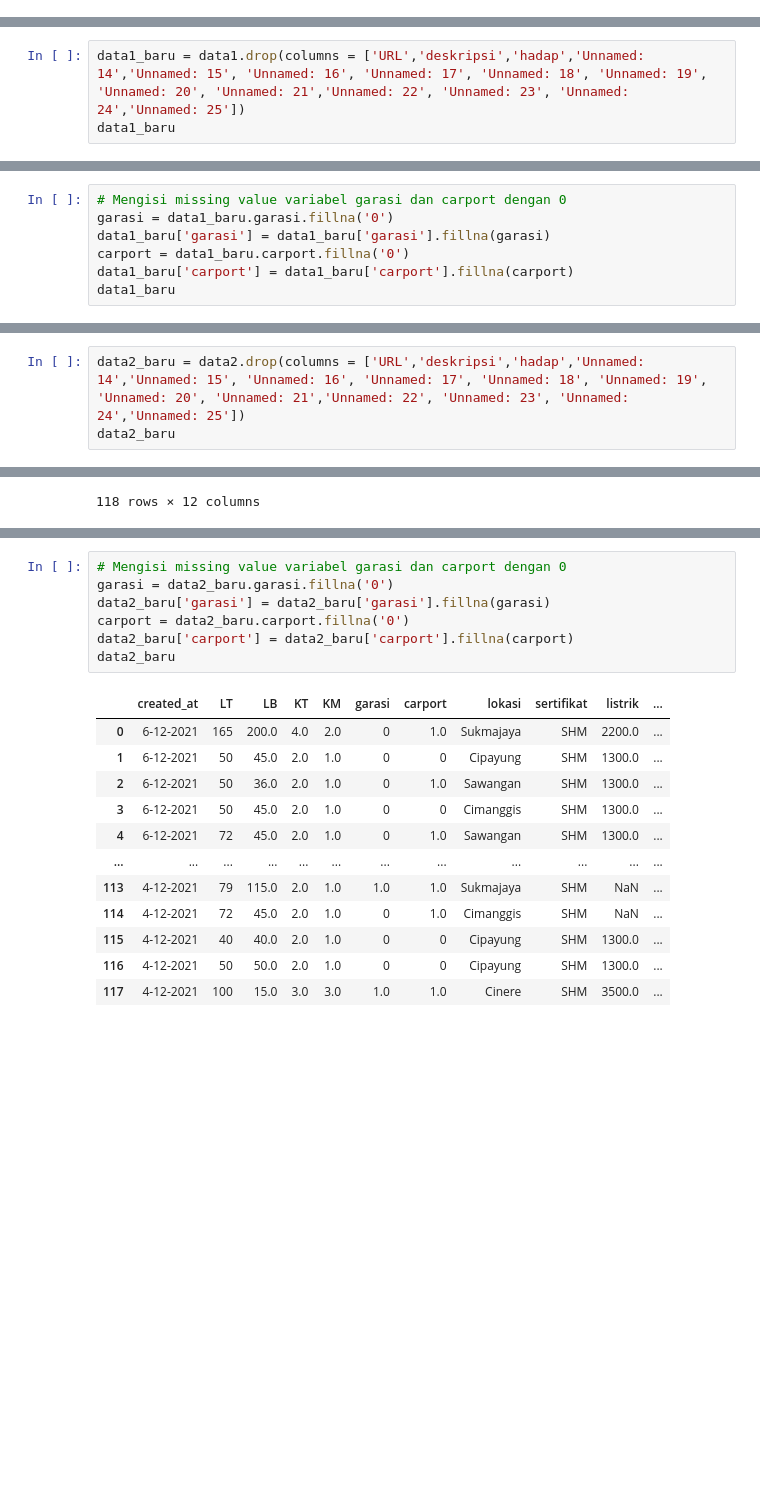
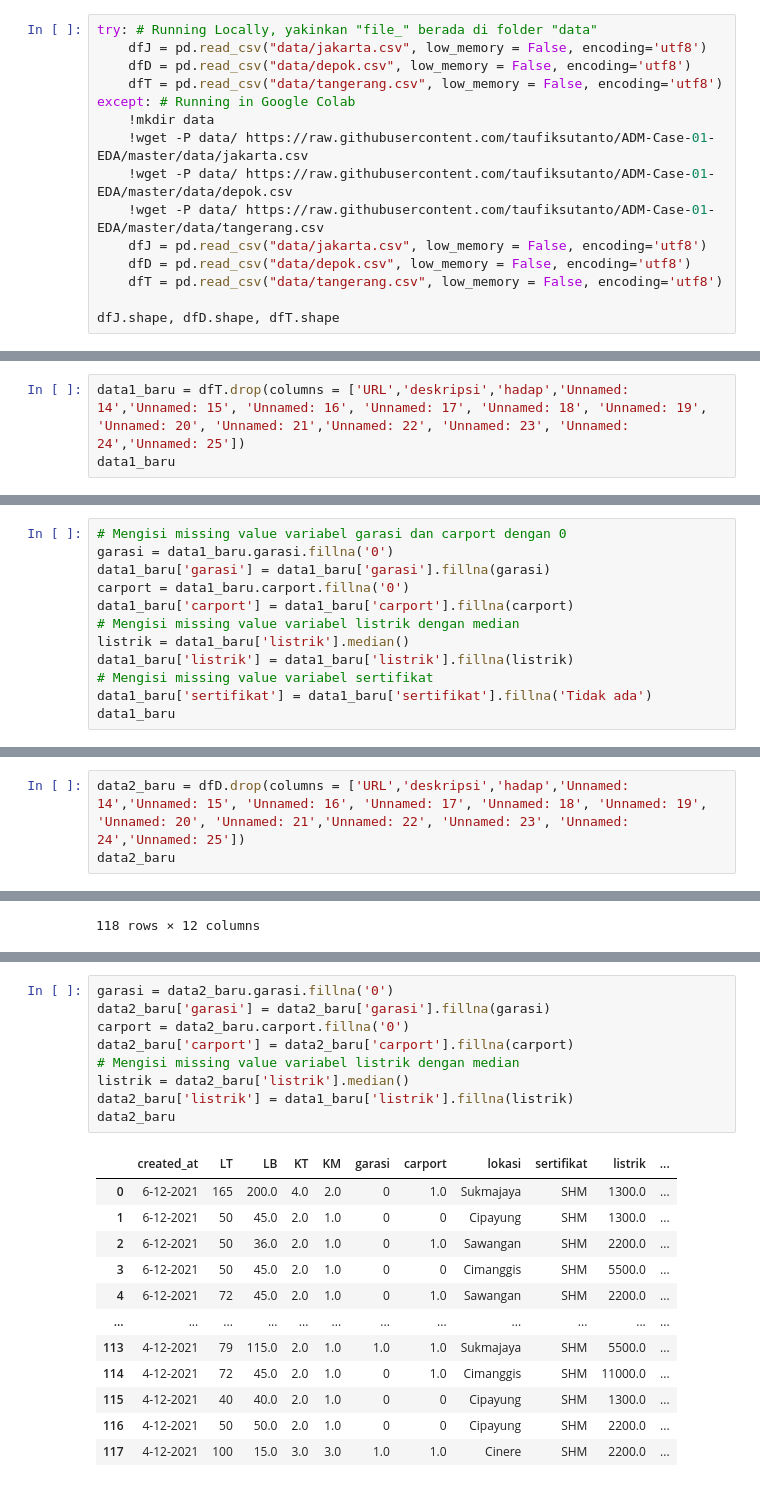
Before and after one commit to ilman79/Kelompok-5, a Jupyter notebook: Kodingan.ipynb, the cells around one changed output, grey strips where cells are left out. Drawn from its saved outputs; the diff is of its cells as text; blank space fills up the shorter version.

```diff
--- a/Kodingan.ipynb
+++ b/Kodingan.ipynb
@@ -25,0 +12,15 @@ data
+# %%
+try: # Running Locally, yakinkan "file_" berada di folder "data"
+    dfJ = pd.read_csv("data/jakarta.csv", low_memory = False, encoding='utf8')
+    dfD = pd.read_csv("data/depok.csv", low_memory = False, encoding='utf8')
+    dfT = pd.read_csv("data/tangerang.csv", low_memory = False, encoding='utf8')
+except: # Running in Google Colab
+    !mkdir data
+    !wget -P data/ https://raw.githubusercontent.com/taufiksutanto/ADM-Case-01-EDA/master/data/jakarta.csv
+    !wget -P data/ https://raw.githubusercontent.com/taufiksutanto/ADM-Case-01-EDA/master/data/depok.csv
+    !wget -P data/ https://raw.githubusercontent.com/taufiksutanto/ADM-Case-01-EDA/master/data/tangerang.csv
+    dfJ = pd.read_csv("data/jakarta.csv", low_memory = False, encoding='utf8')
+    dfD = pd.read_csv("data/depok.csv", low_memory = False, encoding='utf8')
+    dfT = pd.read_csv("data/tangerang.csv", low_memory = False, encoding='utf8')
+
+dfJ.shape, dfD.shape, dfT.shape
@@ -220,5 +264,5 @@ Baris =  128 , Kolom =  26
 # %%
-data1_baru = data1.drop(columns = ['URL','deskripsi','hadap','Unnamed: 14','Unnamed: 15', 'Unnamed: 16', 'Unnamed: 17', 'Unnamed: 18', 'Unnamed: 19', 'Unnamed: 20', 'Unnamed: 21','Unnamed: 22', 'Unnamed: 23', 'Unnamed: 24','Unnamed: 25'])
+data1_baru = dfT.drop(columns = ['URL','deskripsi','hadap','Unnamed: 14','Unnamed: 15', 'Unnamed: 16', 'Unnamed: 17', 'Unnamed: 18', 'Unnamed: 19', 'Unnamed: 20', 'Unnamed: 21','Unnamed: 22', 'Unnamed: 23', 'Unnamed: 24','Unnamed: 25'])
 data1_baru
 # %% [output]
 |  | created_at | LT | LB | KT | KM | garasi | carport | lokasi | sertifikat | listrik | ... |
@@ -303,6 +351,11 @@ garasi = data1_baru.garasi.fillna('0')
 data1_baru['garasi'] = data1_baru['garasi'].fillna(garasi)
 carport = data1_baru.carport.fillna('0')
 data1_baru['carport'] = data1_baru['carport'].fillna(carport)
+# Mengisi missing value variabel listrik dengan median
+listrik = data1_baru['listrik'].median()
+data1_baru['listrik'] = data1_baru['listrik'].fillna(listrik)
+# Mengisi missing value variabel sertifikat
+data1_baru['sertifikat'] = data1_baru['sertifikat'].fillna('Tidak ada')
 data1_baru
 # %% [output]
 |  | created_at | LT | LB | KT | KM | garasi | carport | lokasi | sertifikat | listrik | ... |
@@ -356,7 +412,7 @@ print('Baris = ', B, ', Kolom = ', K)
 # %% [output]
 Baris =  998 , Kolom =  26
 # %%
-data2_baru = data2.drop(columns = ['URL','deskripsi','hadap','Unnamed: 14','Unnamed: 15', 'Unnamed: 16', 'Unnamed: 17', 'Unnamed: 18', 'Unnamed: 19', 'Unnamed: 20', 'Unnamed: 21','Unnamed: 22', 'Unnamed: 23', 'Unnamed: 24','Unnamed: 25'])
+data2_baru = dfD.drop(columns = ['URL','deskripsi','hadap','Unnamed: 14','Unnamed: 15', 'Unnamed: 16', 'Unnamed: 17', 'Unnamed: 18', 'Unnamed: 19', 'Unnamed: 20', 'Unnamed: 21','Unnamed: 22', 'Unnamed: 23', 'Unnamed: 24','Unnamed: 25'])
 data2_baru
 # %% [output]
 |  | created_at | LT | LB | KT | KM | garasi | carport | lokasi | sertifikat | listrik | ... |
@@ -440,21 +500,23 @@ data2_baru
 # %%
-# Mengisi missing value variabel garasi dan carport dengan 0
 garasi = data2_baru.garasi.fillna('0')
 data2_baru['garasi'] = data2_baru['garasi'].fillna(garasi)
 carport = data2_baru.carport.fillna('0')
 data2_baru['carport'] = data2_baru['carport'].fillna(carport)
+# Mengisi missing value variabel listrik dengan median
+listrik = data2_baru['listrik'].median()
+data2_baru['listrik'] = data1_baru['listrik'].fillna(listrik)
 data2_baru
 # %% [output]
 |  | created_at | LT | LB | KT | KM | garasi | carport | lokasi | sertifikat | listrik | ... |
-| 0 | 6-12-2021 | 165 | 200.0 | 4.0 | 2.0 | 0 | 1.0 | Sukmajaya | SHM | 2200.0 | ... |
+| 0 | 6-12-2021 | 165 | 200.0 | 4.0 | 2.0 | 0 | 1.0 | Sukmajaya | SHM | 1300.0 | ... |
 | 1 | 6-12-2021 | 50 | 45.0 | 2.0 | 1.0 | 0 | 0 | Cipayung | SHM | 1300.0 | ... |
-| 2 | 6-12-2021 | 50 | 36.0 | 2.0 | 1.0 | 0 | 1.0 | Sawangan | SHM | 1300.0 | ... |
-| 3 | 6-12-2021 | 50 | 45.0 | 2.0 | 1.0 | 0 | 0 | Cimanggis | SHM | 1300.0 | ... |
-| 4 | 6-12-2021 | 72 | 45.0 | 2.0 | 1.0 | 0 | 1.0 | Sawangan | SHM | 1300.0 | ... |
+| 2 | 6-12-2021 | 50 | 36.0 | 2.0 | 1.0 | 0 | 1.0 | Sawangan | SHM | 2200.0 | ... |
+| 3 | 6-12-2021 | 50 | 45.0 | 2.0 | 1.0 | 0 | 0 | Cimanggis | SHM | 5500.0 | ... |
+| 4 | 6-12-2021 | 72 | 45.0 | 2.0 | 1.0 | 0 | 1.0 | Sawangan | SHM | 2200.0 | ... |
 | ... | ... | ... | ... | ... | ... | ... | ... | ... | ... | ... | ... |
-| 113 | 4-12-2021 | 79 | 115.0 | 2.0 | 1.0 | 1.0 | 1.0 | Sukmajaya | SHM | NaN | ... |
-| 114 | 4-12-2021 | 72 | 45.0 | 2.0 | 1.0 | 0 | 1.0 | Cimanggis | SHM | NaN | ... |
+| 113 | 4-12-2021 | 79 | 115.0 | 2.0 | 1.0 | 1.0 | 1.0 | Sukmajaya | SHM | 5500.0 | ... |
+| 114 | 4-12-2021 | 72 | 45.0 | 2.0 | 1.0 | 0 | 1.0 | Cimanggis | SHM | 11000.0 | ... |
 | 115 | 4-12-2021 | 40 | 40.0 | 2.0 | 1.0 | 0 | 0 | Cipayung | SHM | 1300.0 | ... |
-| 116 | 4-12-2021 | 50 | 50.0 | 2.0 | 1.0 | 0 | 0 | Cipayung | SHM | 1300.0 | ... |
-| 117 | 4-12-2021 | 100 | 15.0 | 3.0 | 3.0 | 1.0 | 1.0 | Cinere | SHM | 3500.0 | ... |
+| 116 | 4-12-2021 | 50 | 50.0 | 2.0 | 1.0 | 0 | 0 | Cipayung | SHM | 2200.0 | ... |
+| 117 | 4-12-2021 | 100 | 15.0 | 3.0 | 3.0 | 1.0 | 1.0 | Cinere | SHM | 2200.0 | ... |
 118 rows × 12 columns
```
Also changed, not shown: parts of 57 cells of this notebook.
